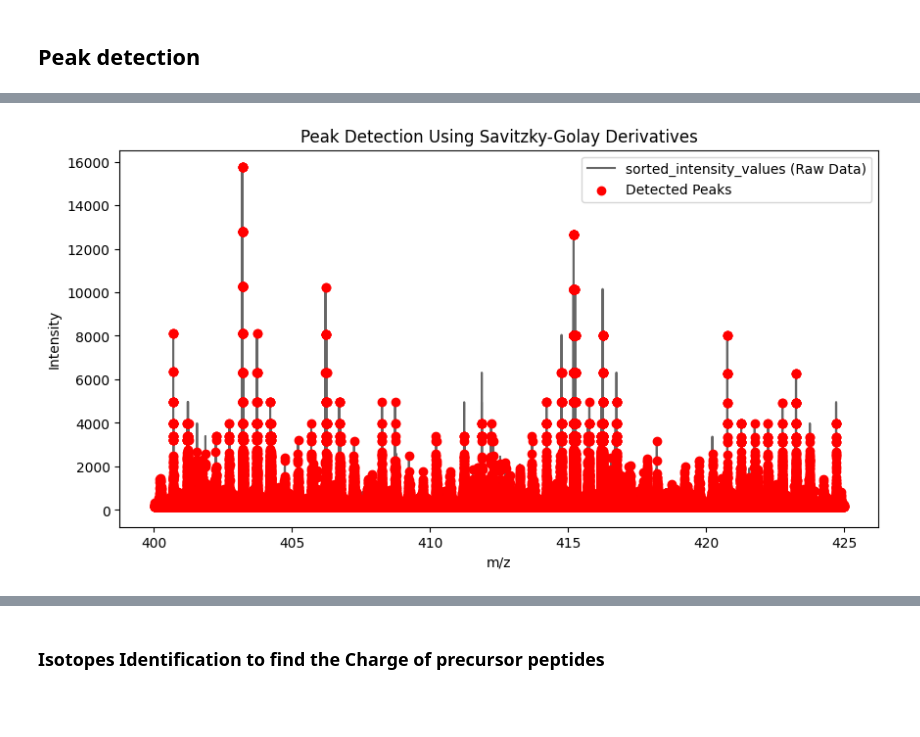
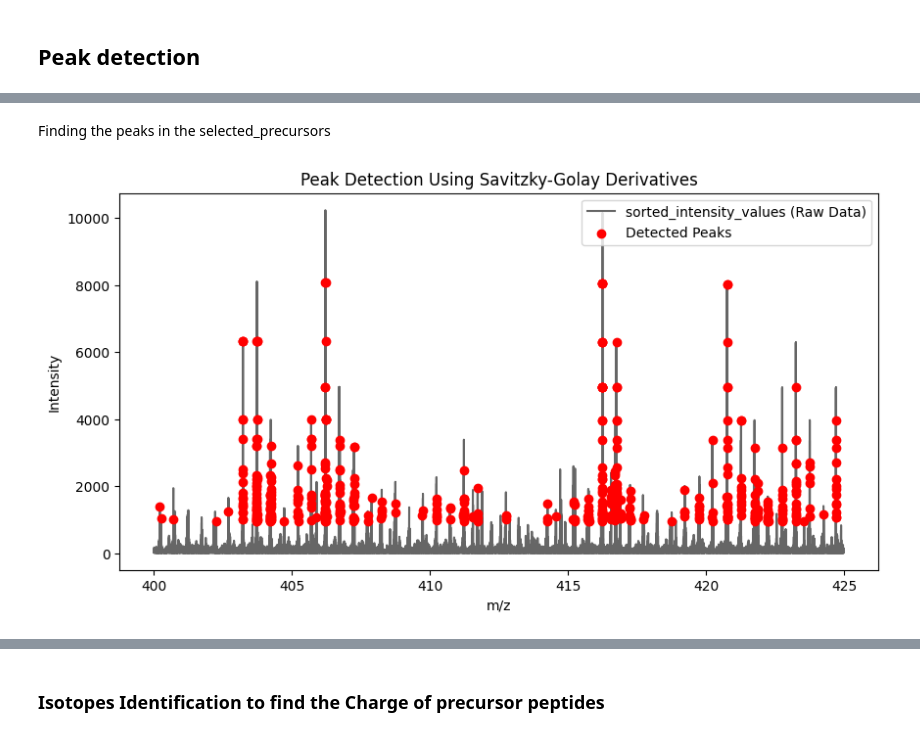
Before and after one commit to RapidSpectraX-Final-Year-Project/1.0, a Jupyter notebook: featureExtraction.ipynb, the cells around one changed output, grey strips where cells are left out. Saved outputs shown, nothing was run; the diff lists cells and outputs as text; code cells hidden in the pictures; blank space fills up the shorter version.

```diff
--- a/featureExtraction.ipynb
+++ b/featureExtraction.ipynb
@@ -223,0 +125,2 @@ sorted_selected_precursors.loc[peaks]
+# %% [markdown]
+Finding the peaks in the selected_precursors
@@ -224,26 +136,29 @@ sorted_selected_precursors.loc[peaks]
 # %%
+sorted_selected_precursors = selected_precursors.sort_values(by="mz_values")
 
 # Apply Savitzky-Golay filter (smoothing + first derivative)
 window_length = 11  # Choose based on resolution
 polyorder = 3
-first_derivative = savgol_filter(sorted_intensity_values, window_length, polyorder, deriv=1)
+first_derivative = savgol_filter(sorted_selected_precursors['intensity_values'], window_length, polyorder, deriv=1)
+sorted_selected_precursors['first_derivation'] = savgol_filter(sorted_selected_precursors['intensity_values'], window_length, polyorder, deriv=1)
 
 # Find zero crossings of the first derivative (peak detection)
 zero_crossings = np.where(np.diff(np.sign(first_derivative)) < 0)[0]
 
 # Filter peaks based on intensity threshold (to remove noise)
-threshold = np.percentile(sorted_intensity_values, 75)  # Select peaks above 75th percentile
-peaks = [i for i in zero_crossings if sorted_intensity_values[i] > threshold]
+threshold = np.percentile(sorted_selected_precursors['intensity_values'], 99)  # Select peaks above 75th percentile
+peaks = [i for i in zero_crossings if sorted_selected_precursors['intensity_values'][i] > threshold]
+
+peak_df = sorted_selected_precursors.loc[peaks]
 
 # Plot results
 plt.figure(figsize=(10, 5))
 plt.plot(sorted_selected_precursors['mz_values'], sorted_selected_precursors['intensity_values'], label="sorted_intensity_values (Raw Data)", color='black', alpha=0.6)
-# plt.plot(sorted_mz_values, sorted_intensity_values, label="sorted_intensity_values (Raw Data)", color='black', alpha=0.6)
-plt.scatter(sorted_mz_values[peaks], sorted_intensity_values[peaks], color='red', label="Detected Peaks", zorder=3)
+plt.scatter(peak_df['mz_values'], peak_df['intensity_values'], color='red', label="Detected Peaks", zorder=3)
 plt.xlabel("m/z")
 plt.ylabel("Intensity")
 plt.title("Peak Detection Using Savitzky-Golay Derivatives")
 plt.legend()
 plt.show()
 # %% [output]
-[figure, old version]
+[figure, new version]
```
Also changed, not shown: parts of 20 cells of this notebook.
